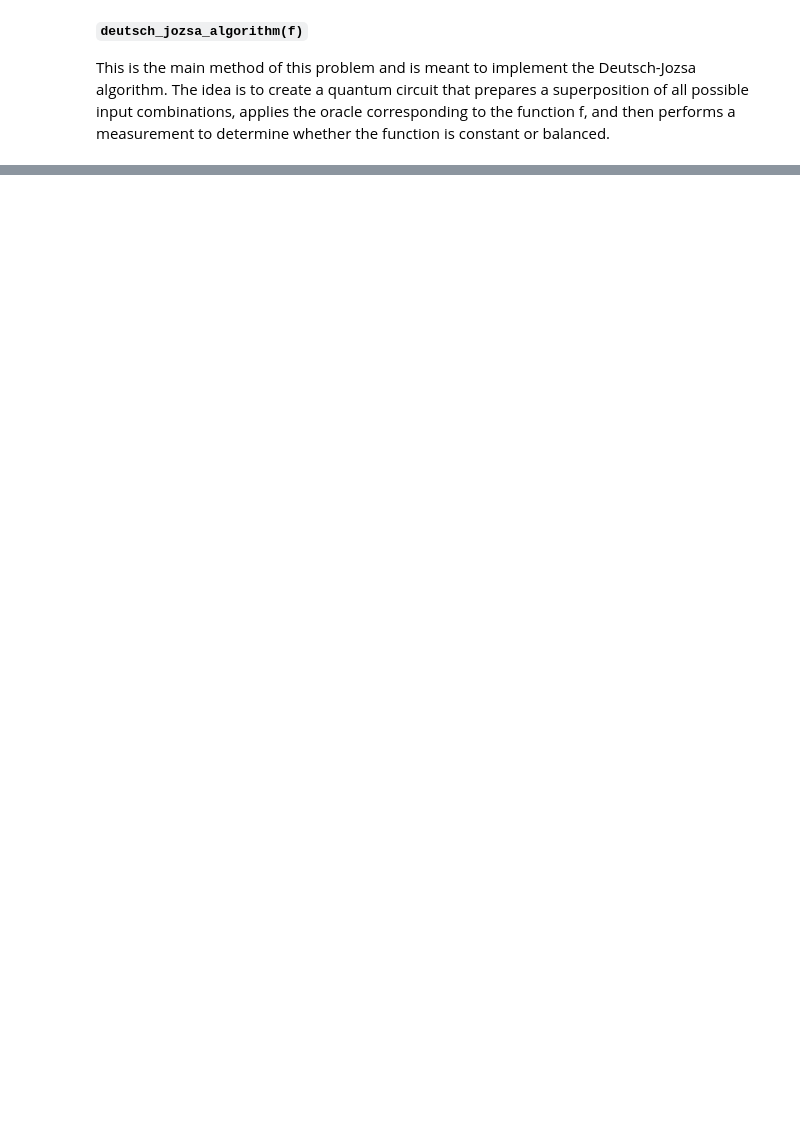
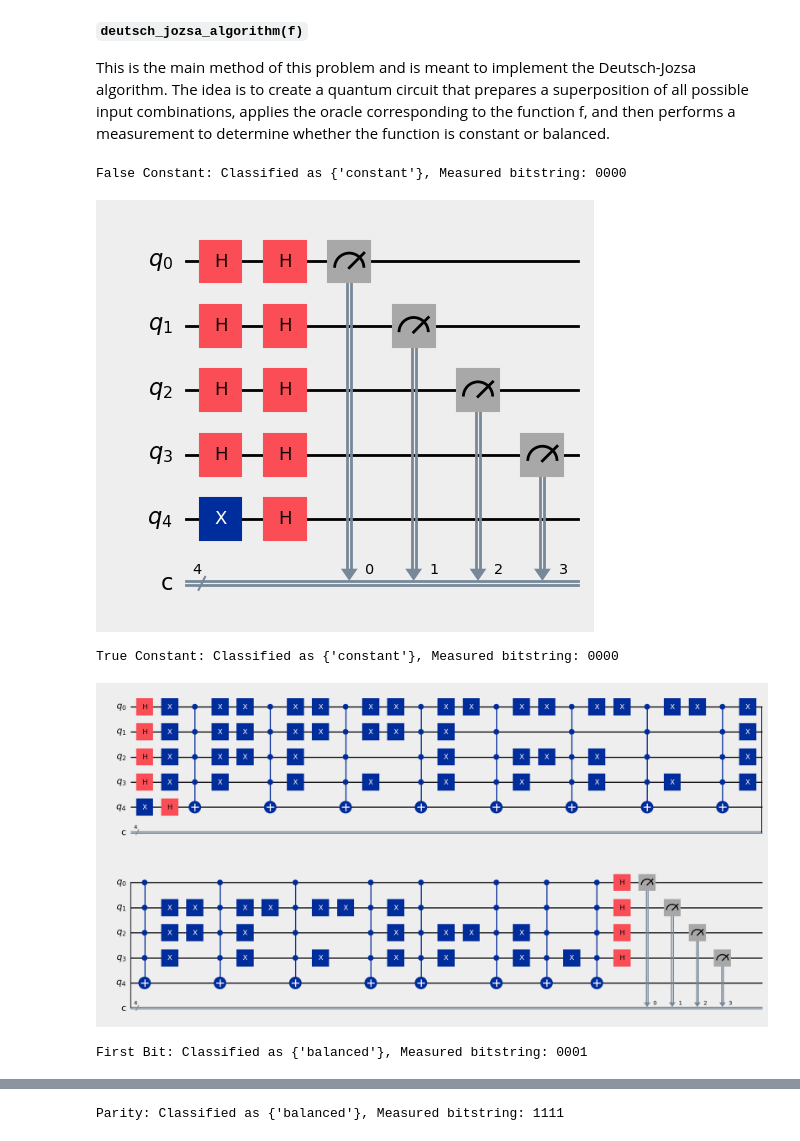
Before and after one commit to eoinocathasaigh/EmergingTechnologies-Assessment, a Jupyter notebook: problems.ipynb, the cells around one changed output, grey strips where cells are left out. Cells and saved outputs as stored; diff of their text form; code cells hidden in the pictures; blank space fills up the shorter version.

```diff
--- a/problems.ipynb
+++ b/problems.ipynb
@@ -347,8 +369,25 @@ def create_oracle_from_func(f):
     Returns:
         A quantum circuit that can be used in the Deutsch-Jozsa algorithm.
     """
-    #Placeholder at the moment while I properly figure out how to implement things
-    pass
+    #Setting up the Quantum Circuit with 5 qubits (4 for input and 1 for output)
+    qc = QuantumCircuit(5, name="Oracle")
+
+    #Cycling through all possible input combinations (16 combinations for 4 bits)
+    for input in ALL_INPUTS_4BITS:
+        if f(*input):
+            bitstring = tuple_to_bitstring(input)
+
+            for qubit_index, bit in enumerate(bitstring):
+                if bit == '0':
+                    qc.x(qubit_index)
+
+            qc.mcx([0, 1, 2, 3], 4)
+
+            for qubit_index, bit in enumerate(bitstring):
+                if bit == '0':
+                    qc.x(qubit_index)
+
+    return qc
 # %% [markdown]
 **`deutsch_jozsa_algorithm(f)`**
 
@@ -360,2 +433,31 @@ def deutsch_jozsa_algorithm(f):
 # %%
 #Testing the simulation of the Deutsch algorithm with the oracles
+def false_constant(a, b, c, d):
+    return False
+
+def true_constant(a, b, c, d):
+    return True
+
+def first_bit(a, b, c, d):
+    return a
+
+def parity(a, b, c, d):
+    return a ^ b ^ c ^ d
+
+test_functions = [
+    ("False Constant", false_constant),
+    ("True Constant", true_constant),
+    ("First Bit", first_bit),
+    ("Parity", parity)
+]
+
+for name, func in test_functions:
+    classification, qc, measured_bitstrings = deutsch_jozsa_algorithm(func)
+    print(f"{name}: Classified as {classification}, Measured bitstring: {measured_bitstrings}")
+    display(qc.draw(output="mpl", style={"backgroundcolor": "#EEEEEE"}))
+# %% [output]
+False Constant: Classified as {'constant'}, Measured bitstring: 0000
+[figure, added]
+True Constant: Classified as {'constant'}, Measured bitstring: 0000
+[figure, added]
+First Bit: Classified as {'balanced'}, Measured bitstring: 0001
@@ -361,0 +465 @@ def deutsch_jozsa_algorithm(f):
+Parity: Classified as {'balanced'}, Measured bitstring: 1111
```
Also changed, not shown: parts of 6 cells of this notebook.
